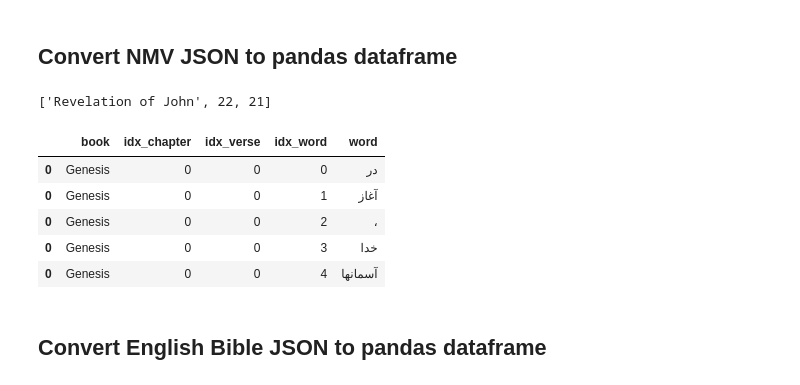
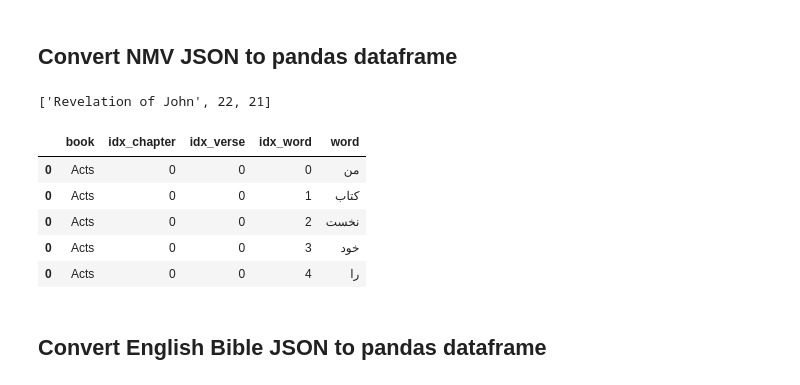
Before and after one commit to scruffian/farsi-strongs, a Jupyter notebook: Translation_Notebook.ipynb, the cells around one changed output. Drawn from its saved outputs; the diff is of its cells as text; code cells hidden in the pictures.

Commit message:
Add original and order books by az

```diff
--- a/Translation_Notebook.ipynb
+++ b/Translation_Notebook.ipynb
@@ -6,28 +6,28 @@ Getting translations of farsi words to match with english words with strongs num
 # %%
 import pandas as pd
 from hazm import word_tokenize
 
 def NMVToDF():
     import json
     nmv = json.load(open("inputs/NMV.json", encoding="utf-8"))
     for book in nmv["books"]:
         for idx_chapter, chapter in enumerate(nmv["books"][book]):
             for idx_verse, verse in enumerate(chapter):
                 print([book,idx_chapter+1,idx_verse+1], end="\r", flush=True)
                 for idx_word, word in enumerate(word_tokenize(verse)):
                     yield pd.DataFrame({"book":[book],"idx_chapter":[idx_chapter], "idx_verse":[idx_verse], "idx_word":[idx_word], "word":[word]})
 
-nmv_df = pd.concat(NMVToDF())
+nmv_df = pd.concat(NMVToDF()).sort_values(by=["book", "idx_chapter", "idx_verse", "idx_word"])
+nmv_df.to_parquet("transformations/NMV_hazm.parquet")
 nmv_df.head()
-nmv_df.to_parquet("transformations/NMV_hazm.parquet")
 # %% [output]
 ['Revelation of John', 22, 21]
 |  | book | idx_chapter | idx_verse | idx_word | word |
-| 0 | Genesis | 0 | 0 | 0 | در |
-| 0 | Genesis | 0 | 0 | 1 | آغاز |
-| 0 | Genesis | 0 | 0 | 2 | ، |
-| 0 | Genesis | 0 | 0 | 3 | خدا |
-| 0 | Genesis | 0 | 0 | 4 | آسمانها |
+| 0 | Acts | 0 | 0 | 0 | من |
+| 0 | Acts | 0 | 0 | 1 | کتاب |
+| 0 | Acts | 0 | 0 | 2 | نخست |
+| 0 | Acts | 0 | 0 | 3 | خود |
+| 0 | Acts | 0 | 0 | 4 | را |
 # %% [markdown]
 ## Convert English Bible JSON to pandas dataframe
 # %%
```
Also changed, not shown: parts of 7 cells of this notebook, 3 other files.
